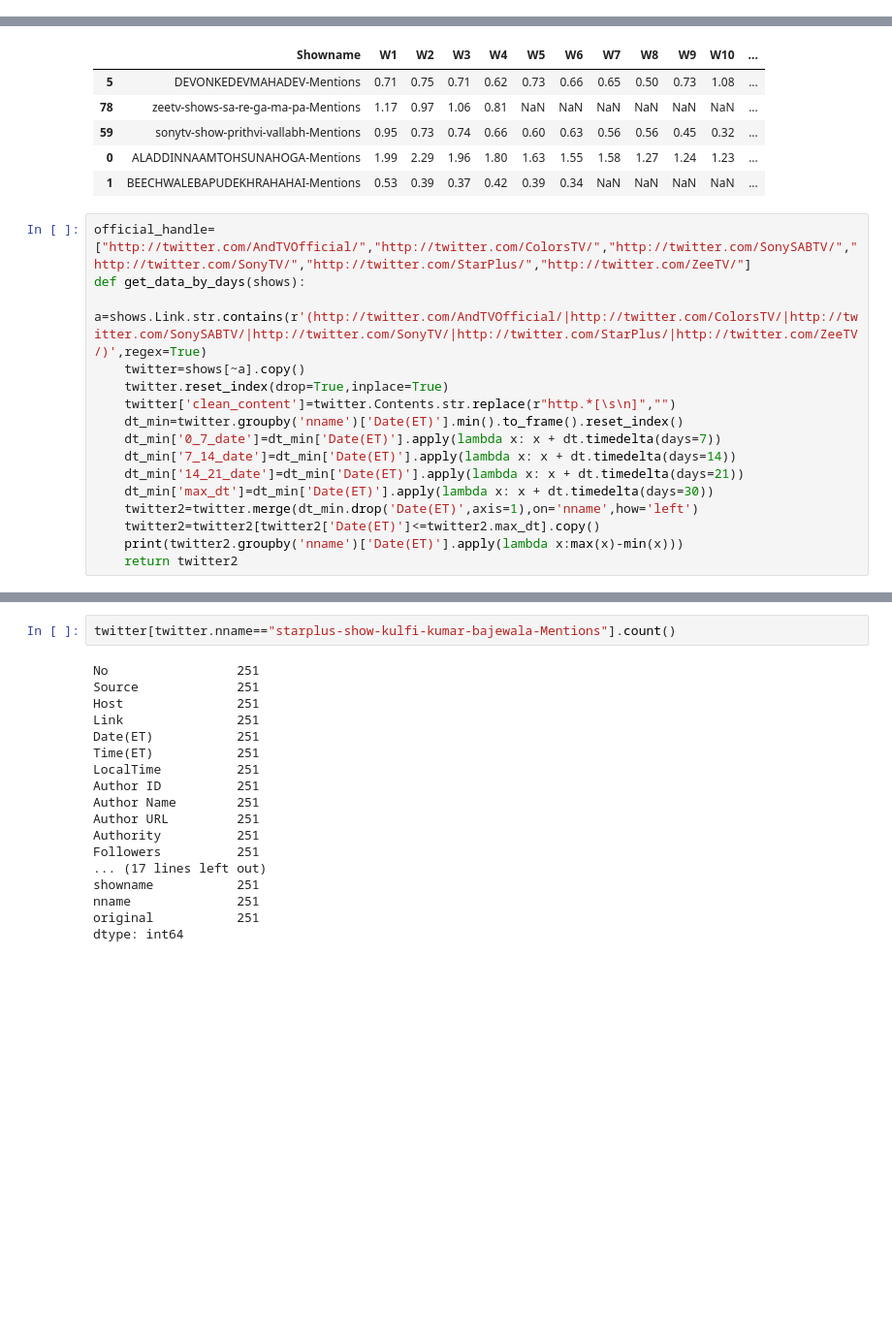
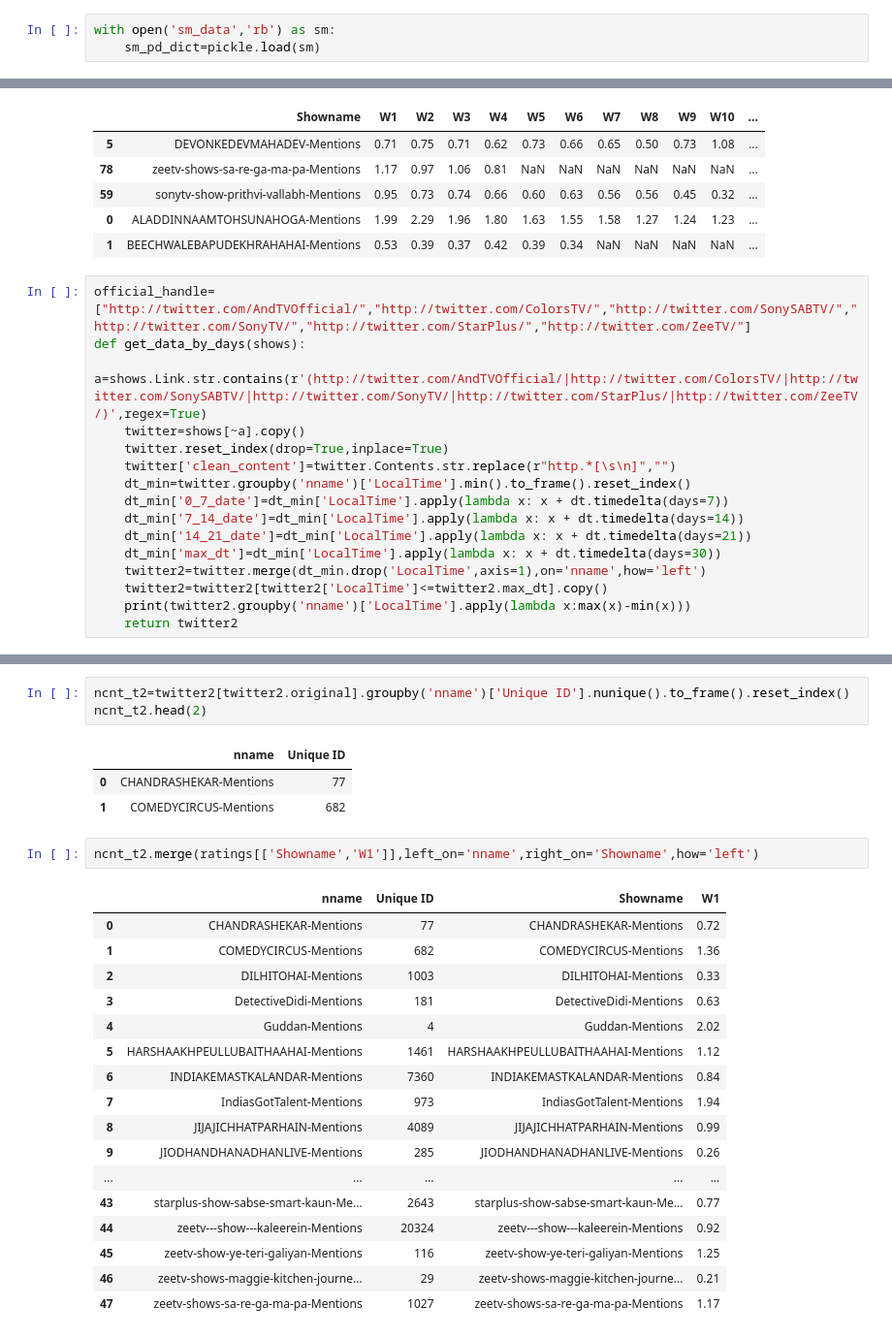
Before and after one commit to abhi050688/initial_test, a Jupyter notebook: Parsing new data.ipynb, the cells around one changed output, grey strips where cells are left out. Shown at 97% size. Saved outputs shown, nothing was run; the diff lists cells and outputs as text; blank space fills up the shorter version.

```diff
--- a/Parsing new data.ipynb
+++ b/Parsing new data.ipynb
@@ -219,6 +129,9 @@ memory usage: 259.5+ MB
 # %%
 with open('sm_data','wb') as sm:
     pickle.dump(sm_pd_dict,sm)
+# %%
+with open('sm_data','rb') as sm:
+    sm_pd_dict=pickle.load(sm)
 # %%
 twitter=sm_pd_dict['TWITTER'].copy()
 twitter.Contents=twitter.Contents.str.lower()
@@ -252,14 +186,14 @@ def get_data_by_days(shows):
     twitter=shows[~a].copy()
     twitter.reset_index(drop=True,inplace=True)
     twitter['clean_content']=twitter.Contents.str.replace(r"http.*[\s\n]","")
-    dt_min=twitter.groupby('nname')['Date(ET)'].min().to_frame().reset_index()
-    dt_min['0_7_date']=dt_min['Date(ET)'].apply(lambda x: x + dt.timedelta(days=7))
-    dt_min['7_14_date']=dt_min['Date(ET)'].apply(lambda x: x + dt.timedelta(days=14))
-    dt_min['14_21_date']=dt_min['Date(ET)'].apply(lambda x: x + dt.timedelta(days=21))
-    dt_min['max_dt']=dt_min['Date(ET)'].apply(lambda x: x + dt.timedelta(days=30))
-    twitter2=twitter.merge(dt_min.drop('Date(ET)',axis=1),on='nname',how='left')
-    twitter2=twitter2[twitter2['Date(ET)']<=twitter2.max_dt].copy()
-    print(twitter2.groupby('nname')['Date(ET)'].apply(lambda x:max(x)-min(x)))
+    dt_min=twitter.groupby('nname')['LocalTime'].min().to_frame().reset_index()
+    dt_min['0_7_date']=dt_min['LocalTime'].apply(lambda x: x + dt.timedelta(days=7))
+    dt_min['7_14_date']=dt_min['LocalTime'].apply(lambda x: x + dt.timedelta(days=14))
+    dt_min['14_21_date']=dt_min['LocalTime'].apply(lambda x: x + dt.timedelta(days=21))
+    dt_min['max_dt']=dt_min['LocalTime'].apply(lambda x: x + dt.timedelta(days=30))
+    twitter2=twitter.merge(dt_min.drop('LocalTime',axis=1),on='nname',how='left')
+    twitter2=twitter2[twitter2['LocalTime']<=twitter2.max_dt].copy()
+    print(twitter2.groupby('nname')['LocalTime'].apply(lambda x:max(x)-min(x)))
     return twitter2
 # %%
 twitter2=get_data_by_days(twitter)
@@ -285,20 +219,27 @@ Name: Date(ET), Length: 71, dtype: timedelta64[ns]
-# %%
-twitter[twitter.nname=="starplus-show-kulfi-kumar-bajewala-Mentions"].count()
-# %% [output]
-No                 251
-Source             251
-Host               251
-Link               251
-Date(ET)           251
-Time(ET)           251
-LocalTime          251
-Author ID          251
-Author Name        251
-Author URL         251
-Authority          251
-Followers          251
-... (17 lines left out)
-showname           251
-nname              251
-original           251
-dtype: int64
+# %%
+ncnt_t2=twitter2[twitter2.original].groupby('nname')['Unique ID'].nunique().to_frame().reset_index()
+ncnt_t2.head(2)
+# %% [output]
+|  | nname | Unique ID |
+| 0 | CHANDRASHEKAR-Mentions | 77 |
+| 1 | COMEDYCIRCUS-Mentions | 682 |
+# %%
+ncnt_t2.merge(ratings[['Showname','W1']],left_on='nname',right_on='Showname',how='left')
+# %% [output]
+|  | nname | Unique ID | Showname | W1 |
+| 0 | CHANDRASHEKAR-Mentions | 77 | CHANDRASHEKAR-Mentions | 0.72 |
+| 1 | COMEDYCIRCUS-Mentions | 682 | COMEDYCIRCUS-Mentions | 1.36 |
+| 2 | DILHITOHAI-Mentions | 1003 | DILHITOHAI-Mentions | 0.33 |
+| 3 | DetectiveDidi-Mentions | 181 | DetectiveDidi-Mentions | 0.63 |
+| 4 | Guddan-Mentions | 4 | Guddan-Mentions | 2.02 |
+| 5 | HARSHAAKHPEULLUBAITHAAHAI-Mentions | 1461 | HARSHAAKHPEULLUBAITHAAHAI-Mentions | 1.12 |
+| 6 | INDIAKEMASTKALANDAR-Mentions | 7360 | INDIAKEMASTKALANDAR-Mentions | 0.84 |
+| 7 | IndiasGotTalent-Mentions | 973 | IndiasGotTalent-Mentions | 1.94 |
+| 8 | JIJAJICHHATPARHAIN-Mentions | 4089 | JIJAJICHHATPARHAIN-Mentions | 0.99 |
+| 9 | JIODHANDHANADHANLIVE-Mentions | 285 | JIODHANDHANADHANLIVE-Mentions | 0.26 |
+| ... | ... | ... | ... | ... |
+| 43 | starplus-show-sabse-smart-kaun-Me... | 2643 | starplus-show-sabse-smart-kaun-Me... | 0.77 |
+| 44 | zeetv---show---kaleerein-Mentions | 20324 | zeetv---show---kaleerein-Mentions | 0.92 |
+| 45 | zeetv-show-ye-teri-galiyan-Mentions | 116 | zeetv-show-ye-teri-galiyan-Mentions | 1.25 |
+| 46 | zeetv-shows-maggie-kitchen-journe... | 29 | zeetv-shows-maggie-kitchen-journe... | 0.21 |
+| 47 | zeetv-shows-sa-re-ga-ma-pa-Mentions | 1027 | zeetv-shows-sa-re-ga-ma-pa-Mentions | 1.17 |
```
Also changed, not shown: parts of 7 cells of this notebook.
